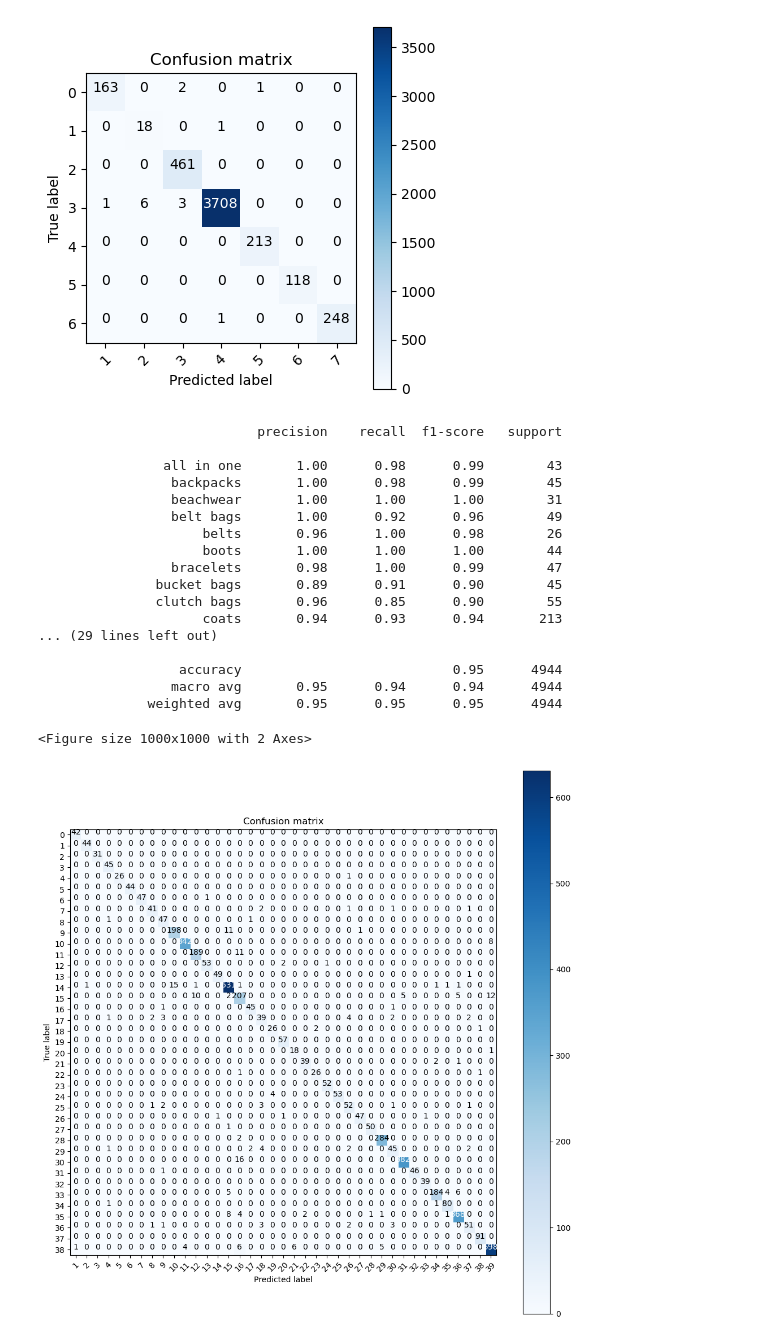
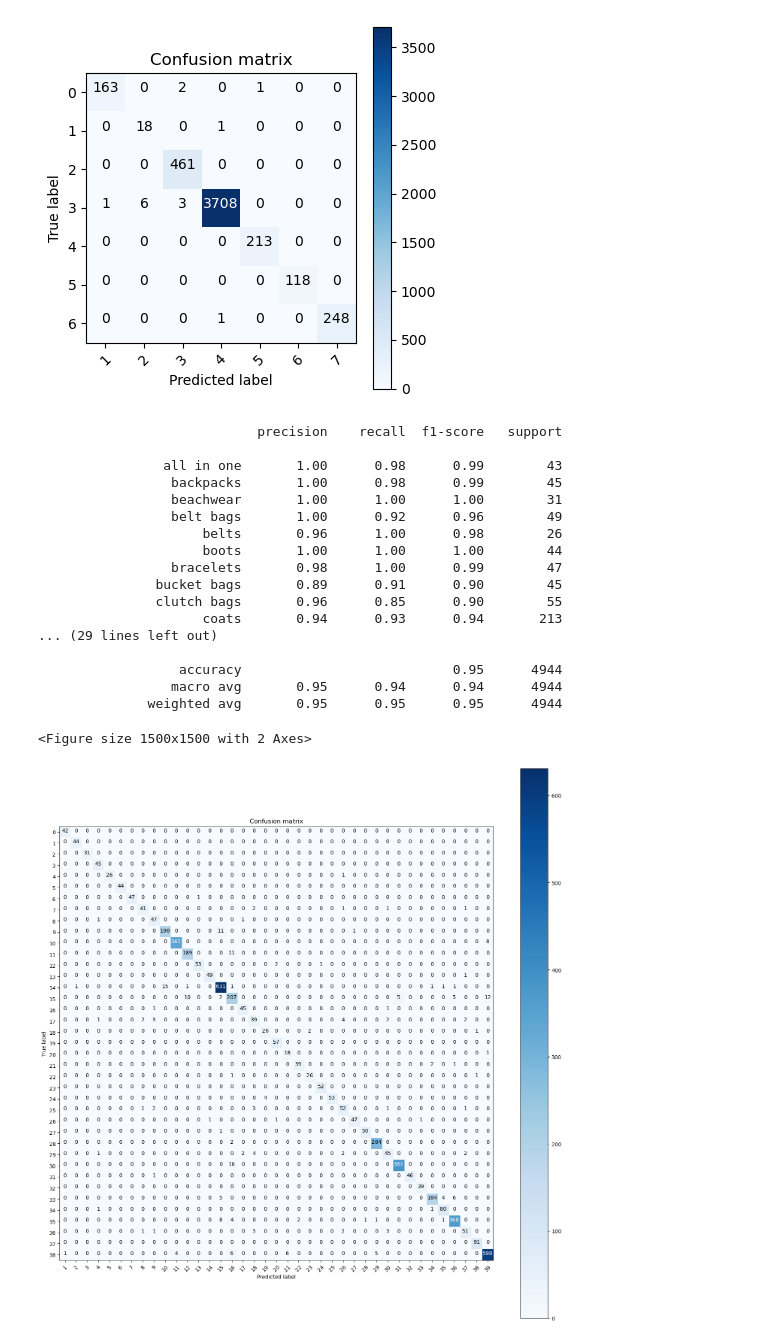
Before and after one commit to magistery-tps/text-mining, a Jupyter notebook: notebooks/fashion-outfits/bert-model.ipynb, the cells around one changed output. Drawn from its saved outputs; the diff is of its cells as text; code cells hidden in the pictures.

Commit message:
feat: move plot metics to src

```diff
--- a/notebooks/fashion-outfits/bert-model.ipynb
+++ b/notebooks/fashion-outfits/bert-model.ipynb
@@ -292,25 +280,25 @@ weighted avg       1.00      1.00      1.00      4944
 <Figure size 400x400 with 2 Axes>
 [figure]
 # %%
-plot_metrics(category_targets, category_predictions, figuresize=(10, 10))
+ml.plot_metrics(category_targets, category_predictions, figuresize=(15, 15))
 # %% [output]
                             precision    recall  f1-score   support
 
                 all in one       1.00      0.98      0.99        43
                  backpacks       1.00      0.98      0.99        45
                  beachwear       1.00      1.00      1.00        31
                  belt bags       1.00      0.92      0.96        49
                      belts       0.96      1.00      0.98        26
                      boots       1.00      1.00      1.00        44
                  bracelets       0.98      1.00      0.99        47
                bucket bags       0.89      0.91      0.90        45
                clutch bags       0.96      0.85      0.90        55
                      coats       0.94      0.93      0.94       213
 ... (29 lines left out)
 
                   accuracy                           0.95      4944
                  macro avg       0.95      0.94      0.94      4944
               weighted avg       0.95      0.95      0.95      4944
-<Figure size 1000x1000 with 2 Axes>
+<Figure size 1500x1500 with 2 Axes>
-[figure, old version]
+[figure, new version]
 # %%
```
Also changed, not shown: parts of 6 cells of this notebook, 4 other files.
